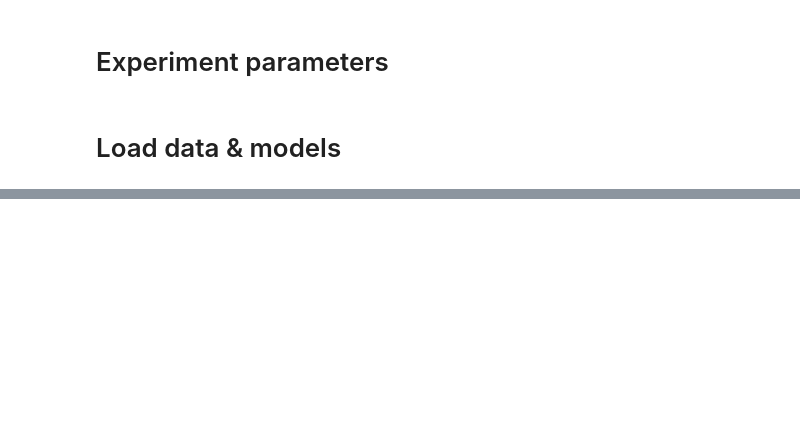
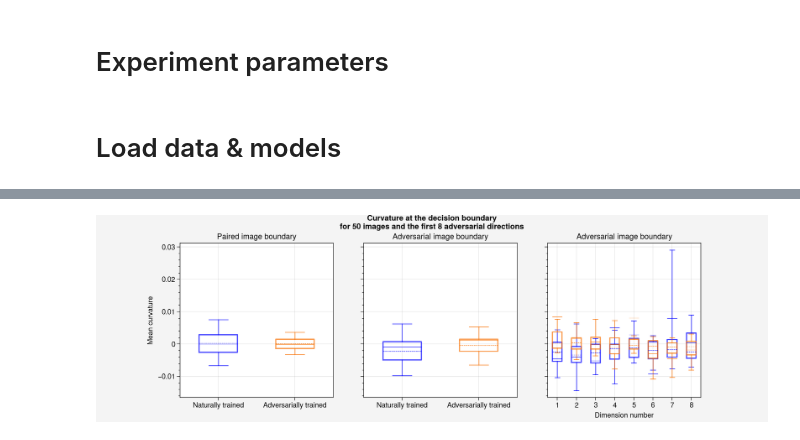
Before and after one commit to david-schu/TheGeometryOfAdversarialSubspaces, a Jupyter notebook: Curvature/subspace_curvature.ipynb, the cells around one changed output, grey strips where cells are left out. Saved outputs shown, nothing was run; the diff lists cells and outputs as text; code cells hidden in the pictures; blank space fills up the shorter version.

Commit message:
figs 1 and 5; new curvature controls

```diff
--- a/Curvature/subspace_curvature.ipynb
+++ b/Curvature/subspace_curvature.ipynb
@@ -50,8 +52,8 @@ num_images = 50#labels_nat.size
 hess_radius_mult = 0.7 # times the min adv perturbation length
 num_advs = 8
 autodiff = True
-load = True
-num_hessian_tests = 1#0
+load = False
+num_hessian_tests = 0#10
 # %% [markdown]
 # Load data & models
 # %%
@@ -188,9 +198,10 @@ def get_curvature(condition_zip, num_images, num_advs, num_eps, batch_size, buff
     num_models = len(models)
     image_shape = model_data[0]['images'][0, ...][None, ...].shape
     image_size = np.prod(image_shape)
-    shape_operators = np.zeros((num_models, num_images, num_advs, image_size, image_size))
-    principal_curvatures = np.zeros((num_models, num_images, num_advs, image_size))
-    principal_directions = np.zeros((num_models, num_images, num_advs, image_size, image_size))
+    num_dims = image_size - 1 #removes orthogonal direction
+    shape_operators = np.zeros((num_models, num_images, num_advs, num_dims, num_dims))
+    principal_curvatures = np.zeros((num_models, num_images, num_advs, num_dims))
+    principal_directions = np.zeros((num_models, num_images, num_advs, image_size, num_dims))
     origin_indices = np.zeros((num_models, num_images), dtype=np.int)
     for model_idx, (model, data)  in enumerate(zip(models, model_data)):
         model_predictions = torch.argmax(model(torchify(data['images'])), dim=1).detach().cpu().numpy()
@@ -235,7 +246,8 @@ def get_curvature(condition_zip, num_images, num_advs, num_eps, batch_size, buff
                         learning_rate=hess_params['hessian_lr'],
                         return_points=False,
                         progress=False)
-                curvature = curve_utils.local_response_curvature(gradient, hessian)
+                #curvature = curve_utils.local_response_curvature_isoresponse_surface(gradient, hessian)
+                curvature = curve_utils.local_response_curvature_graph(gradient, hessian)
                 shape_operators[model_idx, image_idx, adv_idx, ...] = curvature[0].detach().cpu().numpy()
                 principal_curvatures[model_idx, image_idx, adv_idx, :] = curvature[1].detach().cpu().numpy()
                 principal_directions[model_idx, image_idx, adv_idx, ...] = curvature[2].detach().cpu().numpy()
@@ -396,7 +414,7 @@ for data_idx, mean_curvatures in enumerate([paired_mean_curvatures, adv_mean_cur
                               markerfacecolor=colors[model_idx])
         meanprops = dict(linestyle='-', linewidth=0.5, color=colors[model_idx])
         data = mean_curvatures[model_idx, :, :].reshape(-1)
-        axs[data_idx].boxplot(data, sym='', positions=[model_idx], whis=(5, 95), widths=bar_width, meanline=True, showmeans=True, boxprops=boxprops,
+        axs[data_idx].boxplot(data, sym='', positions=[model_idx], whis=(10, 90), widths=bar_width, meanline=True, showmeans=True, boxprops=boxprops,
             whiskerprops=whiskerprops, capprops=capprops, medianprops=medianprops, meanprops=meanprops)
     axs[data_idx].set_xticks([0, 1], minor=False)
     axs[data_idx].set_xticks([], minor=True)
@@ -414,32 +432,34 @@ for model_idx in range(adv_mean_curvatures.shape[0]):
     medianprops = dict(linestyle='--', linewidth=0.5, color=colors[model_idx])
     meanpointprops = dict(marker='o', markeredgecolor='black',
                           markerfacecolor=colors[model_idx])
     meanprops = dict(linestyle='-', linewidth=0.5, color=colors[model_idx])
     for adv_idx in range(adv_mean_curvatures.shape[-1]):
         data = adv_mean_curvatures[model_idx, :, adv_idx].reshape(-1)
-        axs[2].boxplot(data, sym='', positions=[adv_idx], whis=(5, 95), widths=bar_width, meanline=True, showmeans=True, boxprops=boxprops,
+        axs[2].boxplot(data, sym='', positions=[adv_idx], whis=(10, 90), widths=bar_width, meanline=True, showmeans=True, boxprops=boxprops,
             whiskerprops=whiskerprops, capprops=capprops, medianprops=medianprops, meanprops=meanprops)
 axs[2].set_title('Adversarial image boundary')
 axs[2].set_xlabel('Dimension number')
 axs[2].set_xticks([i for i in range(adv_mean_curvatures.shape[-1])], minor=False)
 axs[2].set_xticks([], minor=True)
 axs[2].set_xticklabels([str(i+1) for i in range(adv_mean_curvatures.shape[-1])])
 
 def make_space_above(axes, topmargin=1):
     """ increase figure size to make topmargin (in inches) space for
         titles, without changing the axes sizes
         obtained from: https://stackoverflow.com/a/55768955/
     """
     fig = axes.flatten()[0].figure
     s = fig.subplotpars
     w, h = fig.get_size_inches()
 
     figh = h - (1 - s.top) * h + topmargin
     fig.subplots_adjust(bottom=s.bottom*h/figh, top=1-topmargin/figh)
     fig.set_figheight(figh)
 
 make_space_above(axs, topmargin=0.5)
 
 fig.suptitle(f'Curvature at the decision boundary\nfor {num_images} images and the first {num_advs} adversarial directions', y=1.0)
 plt.show()
-#fig.savefig('../data/mean_curvature_boxplots.png', transparent=True, bbox_inches='tight', pad_inches=0.01)
+fig.savefig('../data/mean_curvature_boxplots.png', transparent=True, bbox_inches='tight', pad_inches=0.01)
+# %% [output]
+[figure, added]
```
Also changed, not shown: parts of 7 cells of this notebook, 2 other files.
